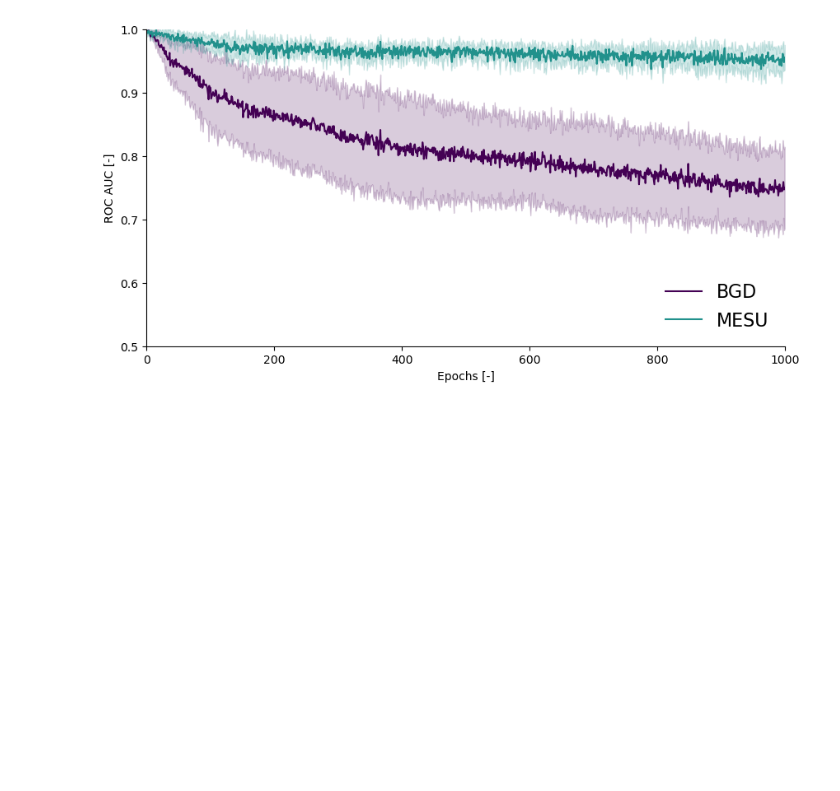
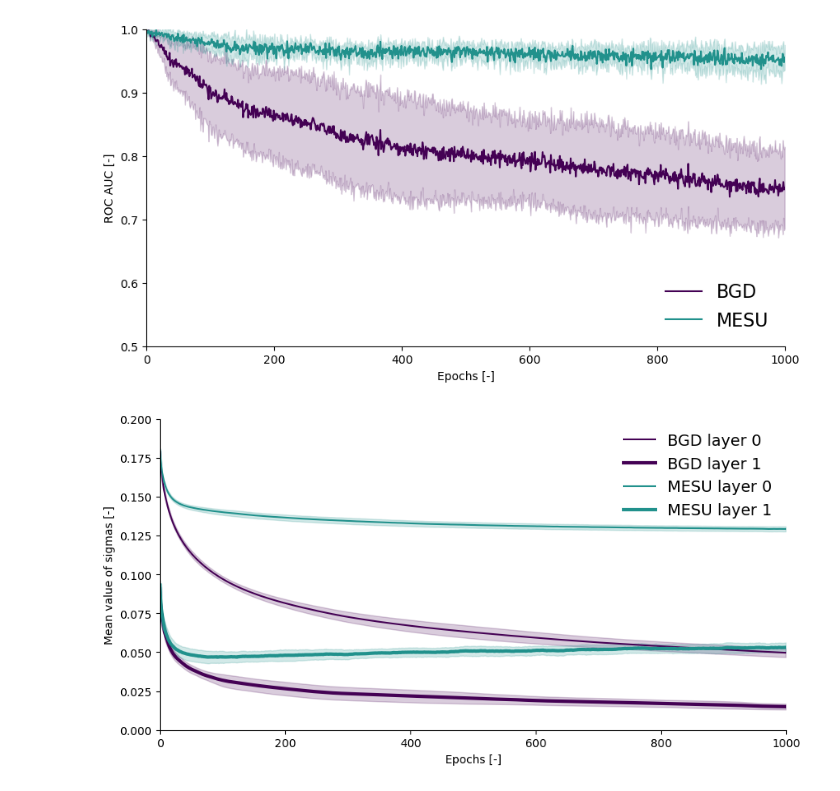
Before and after one commit to kellian-cottart/jax-bayesian, a Jupyter notebook: results.ipynb, the cells around one changed output. Saved outputs shown, nothing was run; the diff lists cells and outputs as text; code cells hidden in the pictures; blank space fills up the shorter version.

Commit message:
feat: added new graph to figure

```diff
--- a/results.ipynb
+++ b/results.ipynb
@@ -99,3 +104,38 @@ fig.savefig(os.path.join(FOLDER, "roc-auc-spineless.pdf"), bbox_inches="tight")
 plt.close()
 # %% [output]
 [figure]
+# %%
+# for each algorithm in data
+
+names = ["BGD", "MESU"]
+fig, ax = plt.subplots(figsize=(10, 5))
+
+# make a plot with twinx
+colormap = plt.cm.get_cmap("viridis", 3)
+for i, alg, name in zip(range(len(data)), data, names):
+    full_sigma_mean_l0 = alg[2][:,:,0]
+    full_sigma_mean_l1 = alg[3][:,:,0]
+
+    full_sigma_mean_l0_mean = jnp.mean(full_sigma_mean_l0, axis=0)
+    full_sigma_mean_l0_std = jnp.std(full_sigma_mean_l0, axis=0)
+    full_sigma_mean_l1_mean = jnp.mean(full_sigma_mean_l1, axis=0)
+    full_sigma_mean_l1_std = jnp.std(full_sigma_mean_l1, axis=0)
+    ax.plot(full_sigma_mean_l0_mean, color=colormap(i),label=name+" layer 0", linewidth=1)
+    ax.fill_between(jnp.arange(n_epochs), full_sigma_mean_l0_mean - full_sigma_mean_l0_std, full_sigma_mean_l0_mean + full_sigma_mean_l0_std, color=colormap(i), alpha=0.2)
+    ax.plot(full_sigma_mean_l1_mean, color=colormap(i),label=name+" layer 1", linewidth=3)
+    ax.fill_between(jnp.arange(n_epochs), full_sigma_mean_l1_mean - full_sigma_mean_l1_std, full_sigma_mean_l1_mean + full_sigma_mean_l1_std, color=colormap(i), alpha=0.2)
+    ax.set_xlim(0, n_epochs)
+    ax.set_ylim(0, 0.2)
+    ax.set_xlabel("Epochs [-]")
+    ax.set_ylabel("Mean value of sigmas [-]")
+    # remove splines
+    ax.spines["top"].set_visible(False)
+    ax.spines["right"].set_visible(False)
+    ax.legend(loc="upper right", fontsize=14, frameon=False)
+
+plt.show()
+# savefig as pdf
+fig.savefig(os.path.join(FOLDER, "mean_sigma_layer.pdf"), bbox_inches="tight")
+plt.close()
+# %% [output]
+[figure, added]
```
Also changed, not shown: parts of 1 cell of this notebook.
